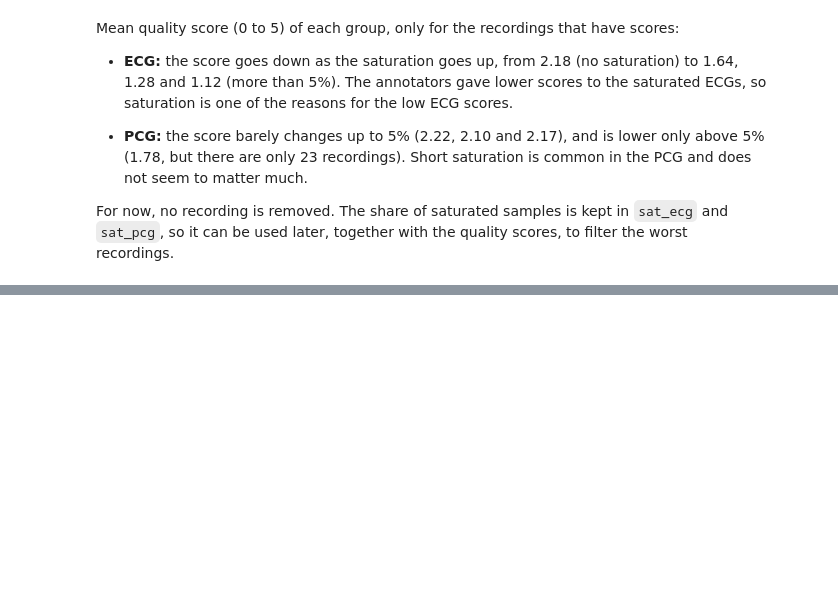
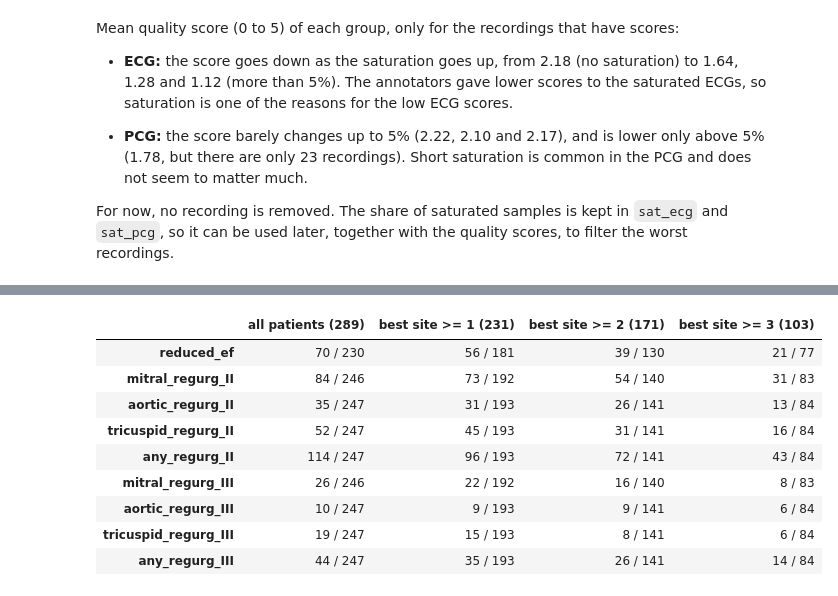
Before and after one commit to Alejandro-131004/cardio-trimodal-align, a Jupyter notebook: Notebooks/Data_Preparation.ipynb, the cells around one changed output, grey strips where cells are left out. Cells and saved outputs as stored; diff of their text form; code cells hidden in the pictures; blank space fills up the shorter version.

Commit message:
checking quality annotations and labels

```diff
--- a/Notebooks/Data_Preparation.ipynb
+++ b/Notebooks/Data_Preparation.ipynb
@@ -659,0 +837,12 @@ For now, no recording is removed. The share of saturated samples is kept in `sat
+# %%
+VALVES = {"IM": "mitral", "IAO": "aortic", "IT": "tricuspid"}
+CUTOFFS = {"II": 3, "III": 4}   # grade II/IV or more, grade III/IV or more (database codes)
+
+grades = clinical[list(VALVES)].apply(pd.to_numeric, errors="coerce").rename(columns=VALVES)   # text ('SEM ETT', '') becomes NaN
+for grade, code in CUTOFFS.items():
+    for valve in VALVES.values():
+        labels[f"{valve}_regurg_{grade}"] = (grades[valve] >= code).astype("boolean").mask(grades[valve].isna())
+    labels[f"any_regurg_{grade}"] = (grades >= code).any(axis=1).astype("boolean").mask(grades.isna().all(axis=1))
+
+pd.DataFrame({f"grade {g}/IV or more": {v: int(labels[f"{v}_regurg_{g}"].sum()) for v in [*VALVES.values(), "any"]}
+              for g in CUTOFFS})
@@ -659,0 +867,3 @@ For now, no recording is removed. The share of saturated samples is kept in `sat
+# %%
+labels["htp_code"] = pd.to_numeric(clinical["HTP Probability"], errors="coerce")
+labels["htp_code"].value_counts(dropna=False).sort_index()
@@ -659,0 +889,18 @@ For now, no recording is removed. The share of saturated samples is kept in `sat
+# %%
+BINARY = ["reduced_ef"] + [f"{v}_regurg_{g}" for g in CUTOFFS for v in [*VALVES.values(), "any"]]
+best_site = patients[SQA_COLUMNS].max(axis=1)   # best score among the 4 sites (NaN if not annotated)
+groups = {"all patients": patients.index, **{f"best site >= {t}": patients.index[best_site >= t] for t in [1, 2, 3]}}
+
+pd.DataFrame({f"{group} ({len(ids)})": labels.loc[ids, BINARY].apply(lambda s: f"{int(s.sum())} / {int(s.notna().sum())}")
+              for group, ids in groups.items()})
+# %% [output]
+|  | all patients (289) | best site >= 1 (231) | best site >= 2 (171) | best site >= 3 (103) |
+| reduced_ef | 70 / 230 | 56 / 181 | 39 / 130 | 21 / 77 |
+| mitral_regurg_II | 84 / 246 | 73 / 192 | 54 / 140 | 31 / 83 |
+| aortic_regurg_II | 35 / 247 | 31 / 193 | 26 / 141 | 13 / 84 |
+| tricuspid_regurg_II | 52 / 247 | 45 / 193 | 31 / 141 | 16 / 84 |
+| any_regurg_II | 114 / 247 | 96 / 193 | 72 / 141 | 43 / 84 |
+| mitral_regurg_III | 26 / 246 | 22 / 192 | 16 / 140 | 8 / 83 |
+| aortic_regurg_III | 10 / 247 | 9 / 193 | 9 / 141 | 6 / 84 |
+| tricuspid_regurg_III | 19 / 247 | 15 / 193 | 8 / 141 | 6 / 84 |
+| any_regurg_III | 44 / 247 | 35 / 193 | 26 / 141 | 14 / 84 |
```
Also changed, not shown: parts of 22 cells of this notebook.
